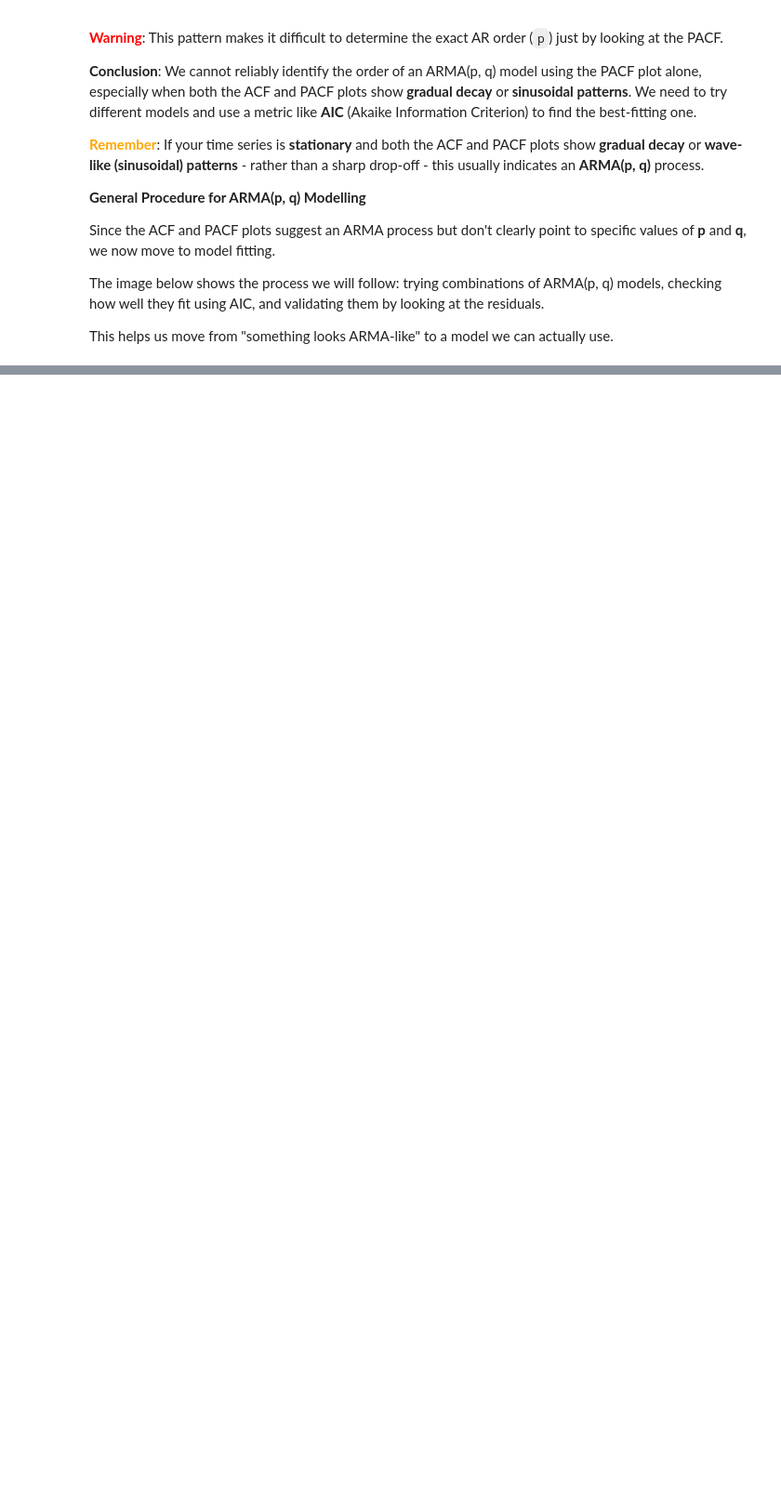
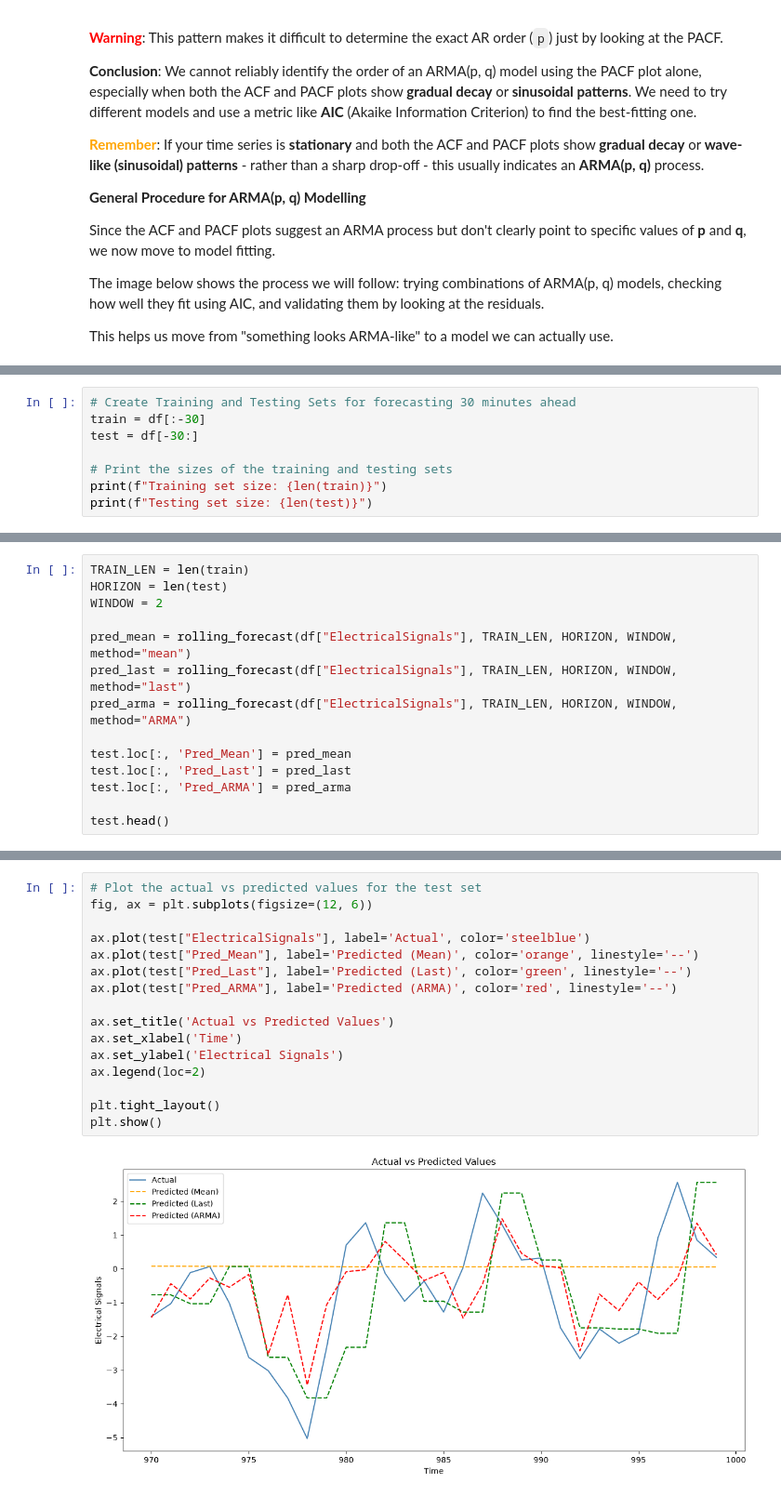
Before and after one commit to michaelhudson2205/INFO3022_Practicals, a Jupyter notebook: P4_3_ARMA_ARIMA.ipynb, the cells around one changed output, grey strips where cells are left out. Shown at 93% size. Drawn from its saved outputs; the diff is of its cells as text; blank space fills up the shorter version.

```diff
--- a/P4_3_ARMA_ARIMA.ipynb
+++ b/P4_3_ARMA_ARIMA.ipynb
@@ -212,0 +376,8 @@ This helps us move from "something looks ARMA-like" to a model we can actually u
+# %%
+# Create Training and Testing Sets for forecasting 30 minutes ahead
+train = df[:-30]
+test = df[-30:]
+
+# Print the sizes of the training and testing sets
+print(f"Training set size: {len(train)}")
+print(f"Testing set size: {len(test)}")
@@ -212,0 +431,14 @@ This helps us move from "something looks ARMA-like" to a model we can actually u
+# %%
+TRAIN_LEN = len(train)
+HORIZON = len(test)
+WINDOW = 2
+
+pred_mean = rolling_forecast(df["ElectricalSignals"], TRAIN_LEN, HORIZON, WINDOW, method="mean")
+pred_last = rolling_forecast(df["ElectricalSignals"], TRAIN_LEN, HORIZON, WINDOW, method="last")
+pred_arma = rolling_forecast(df["ElectricalSignals"], TRAIN_LEN, HORIZON, WINDOW, method="ARMA")
+
+test.loc[:, 'Pred_Mean'] = pred_mean
+test.loc[:, 'Pred_Last'] = pred_last
+test.loc[:, 'Pred_ARMA'] = pred_arma
+
+test.head()
@@ -212,0 +452,18 @@ This helps us move from "something looks ARMA-like" to a model we can actually u
+# %%
+# Plot the actual vs predicted values for the test set
+fig, ax = plt.subplots(figsize=(12, 6))
+
+ax.plot(test["ElectricalSignals"], label='Actual', color='steelblue')
+ax.plot(test["Pred_Mean"], label='Predicted (Mean)', color='orange', linestyle='--')
+ax.plot(test["Pred_Last"], label='Predicted (Last)', color='green', linestyle='--')
+ax.plot(test["Pred_ARMA"], label='Predicted (ARMA)', color='red', linestyle='--')
+
+ax.set_title('Actual vs Predicted Values')
+ax.set_xlabel('Time')
+ax.set_ylabel('Electrical Signals')
+ax.legend(loc=2)
+
+plt.tight_layout()
+plt.show()
+# %% [output]
+[figure, added]
```
Also changed, not shown: parts of 28 cells of this notebook, 1 other file.
